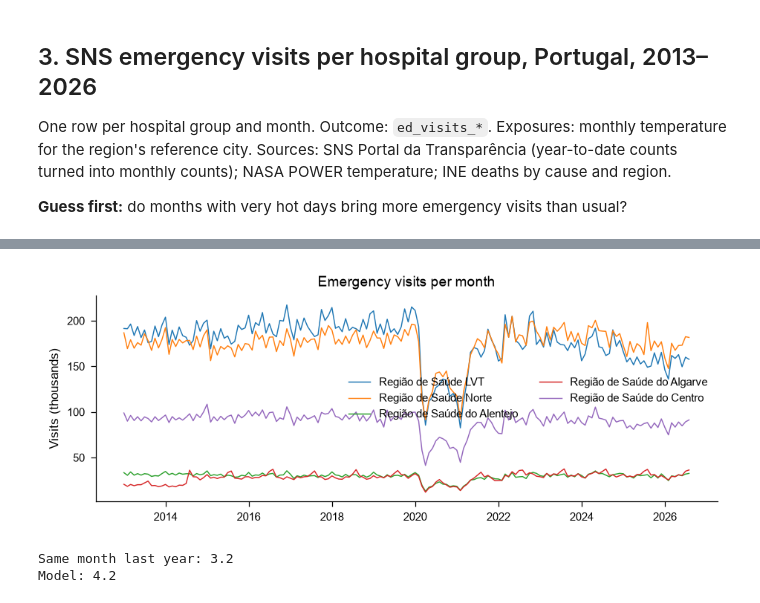
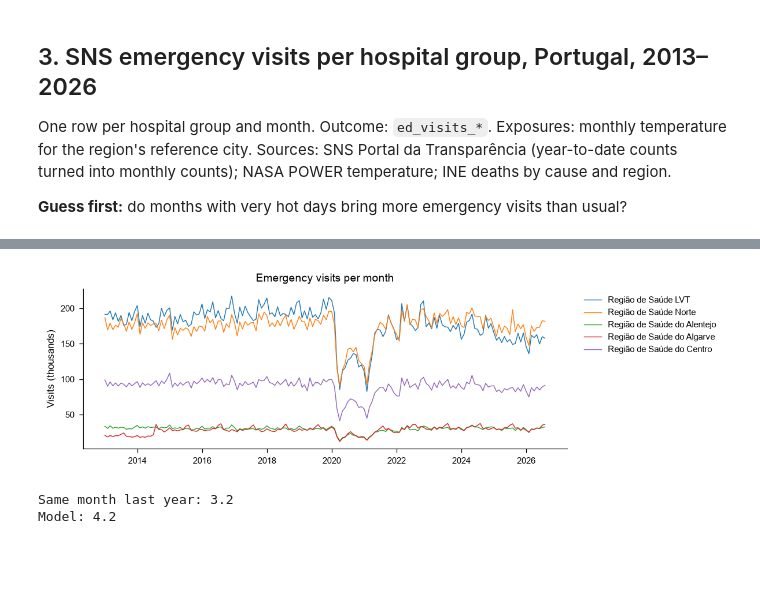
Before and after one commit to QuantitativeBiology/PlanetaryHealth_SystemsScience, a Jupyter notebook: PlanetaryHealth_Datasets.ipynb, the cells around one changed output, grey strips where cells are left out. Cells and saved outputs as stored; diff of their text form; code cells hidden in the pictures; blank space fills up the shorter version.

Commit message:
plot fix

```diff
--- a/PlanetaryHealth_Datasets.ipynb
+++ b/PlanetaryHealth_Datasets.ipynb
@@ -240,21 +242,21 @@ hospitals.head()
 # %%
 region = hospitals.groupby(["region", "month"], as_index=False).agg(
     visits=("ed_visits_total", "sum"),
     tmean=("tmean", "first"),
     hot_days=("days_tmax_over_35", "first"),
     year=("year", "first"),
     month_of_year=("month_of_year", "first"),
 )
 region["date"] = pd.to_datetime(region.month)
 
 fig, axis = plt.subplots(figsize=(7.2, 2.4))
 for name, months in region.groupby("region"):
     axis.plot(months.date, months.visits / 1e3, lw=0.7, label=name)
 axis.set(title="Emergency visits per month", ylabel="Visits (thousands)")
-axis.legend(frameon=False, ncols=2)
+axis.legend(frameon=False, loc="upper left", bbox_to_anchor=(1.02, 1))
 plt.show()
 # %% [output]
-[figure, old version]
+[figure, new version]
 # %%
 # Train on 2014-2018, predict 2019-2021, score on 2019
 region["region_code"] = region.region.astype("category").cat.codes
```
